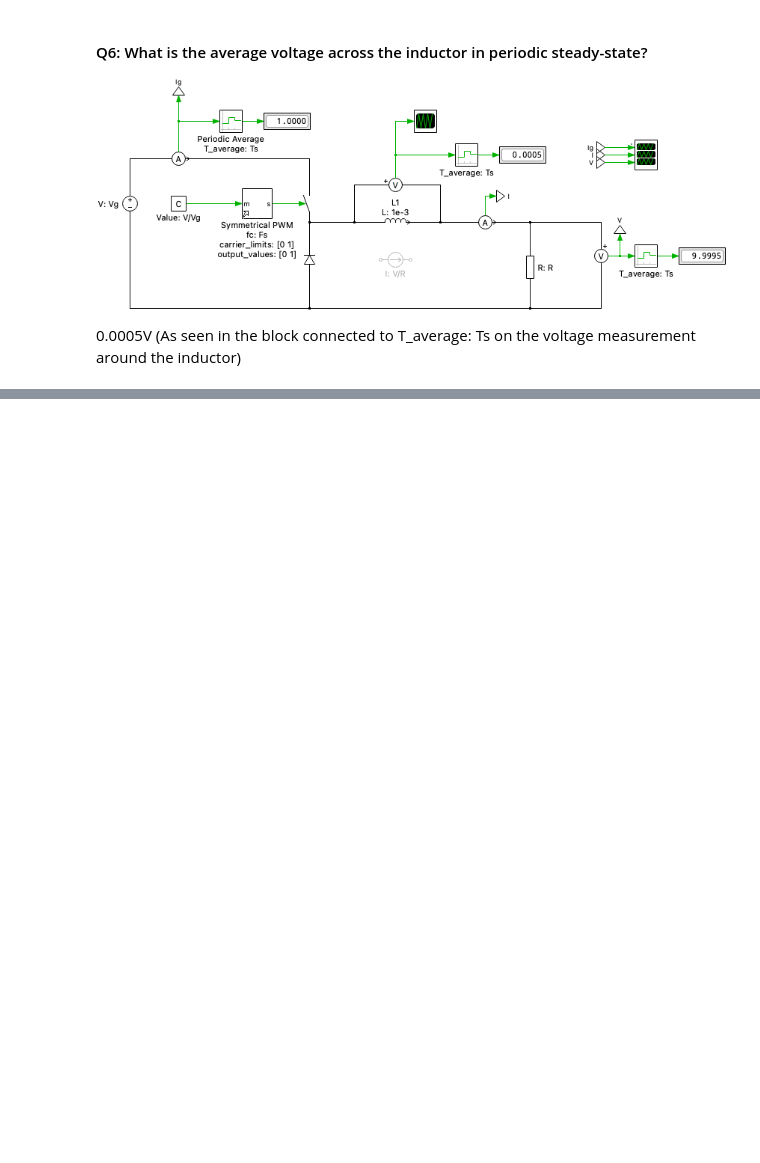
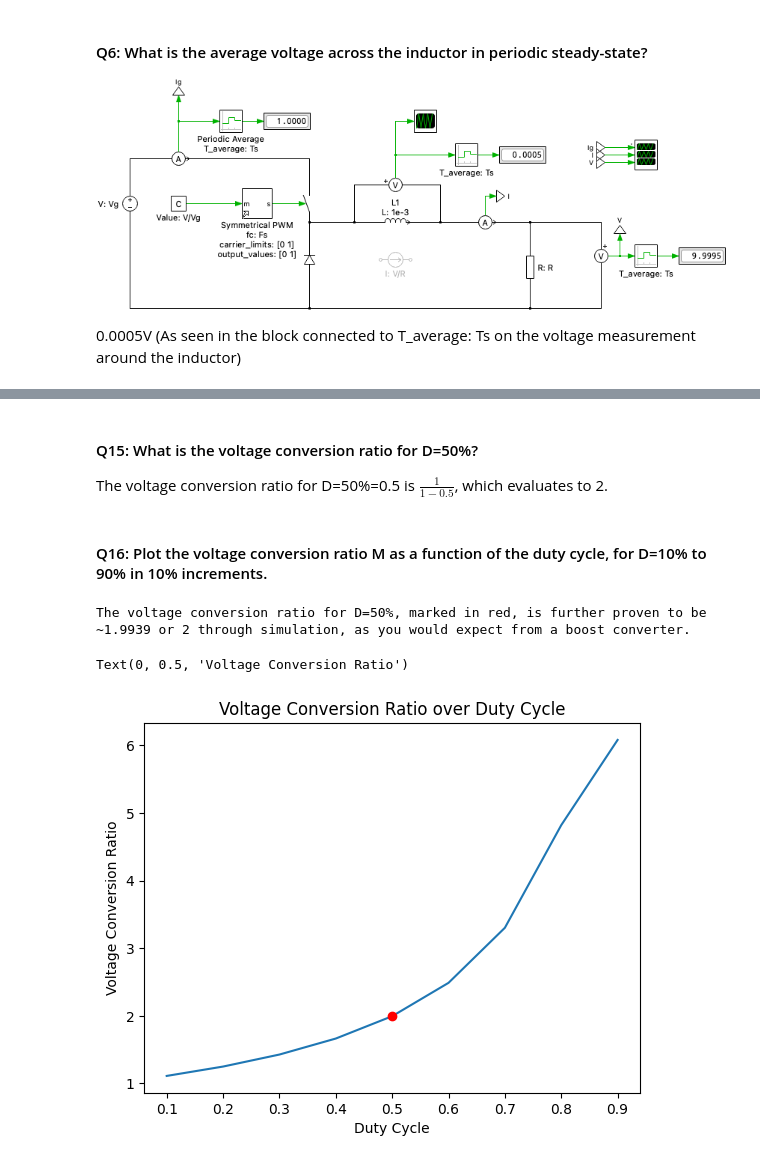
Before and after one commit to amandalchang/power-e, a Jupyter notebook: jupyter/lab1.ipynb, the cells around one changed output, grey strips where cells are left out. Cells and saved outputs as stored; diff of their text form; code cells hidden in the pictures; blank space fills up the shorter version.

Commit message:
Q8, buck converter check, and Q14 left

```diff
--- a/jupyter/lab1.ipynb
+++ b/jupyter/lab1.ipynb
@@ -68,0 +138,27 @@ The sawtooth shape on the output current and output voltage waves is visibly rou
+# %% [markdown]
+#### Q15: What is the voltage conversion ratio for D=50%?
+The voltage conversion ratio for D=50%=0.5 is $\frac{1}{1-0.5}$, which evaluates to 2.
+# %% [markdown]
+#### Q16: Plot the voltage conversion ratio M as a function of the duty cycle, for D=10% to 90% in 10% increments.
+# %%
+V_G = 100
+D = np.divide(list(range(1, 10)), 10) # duty cycle
+V = [
+    111.0907, 124.9337, 142.7061,
+    166.3614, 199.3939, 248.7217,
+    330.1631, 481.9251, 607.9321
+]
+plt.plot(D, np.divide(V,V_G))
+plt.plot(0.5, V[4]/V_G, 'ro')
+print(
+    "The voltage conversion ratio for D=50%, marked in red, " +
+    f"is further proven to be ~{V[4]/V_G:.4f} or 2 through simulation, " +
+    "as you would expect from a boost converter."
+)
+plt.title("Voltage Conversion Ratio over Duty Cycle")
+plt.xlabel("Duty Cycle")
+plt.ylabel("Voltage Conversion Ratio")
+# %% [output]
+The voltage conversion ratio for D=50%, marked in red, is further proven to be ~1.9939 or 2 through simulation, as you would expect from a boost converter.
+Text(0, 0.5, 'Voltage Conversion Ratio')
+[figure, added]
```
Also changed, not shown: parts of 16 cells of this notebook.
